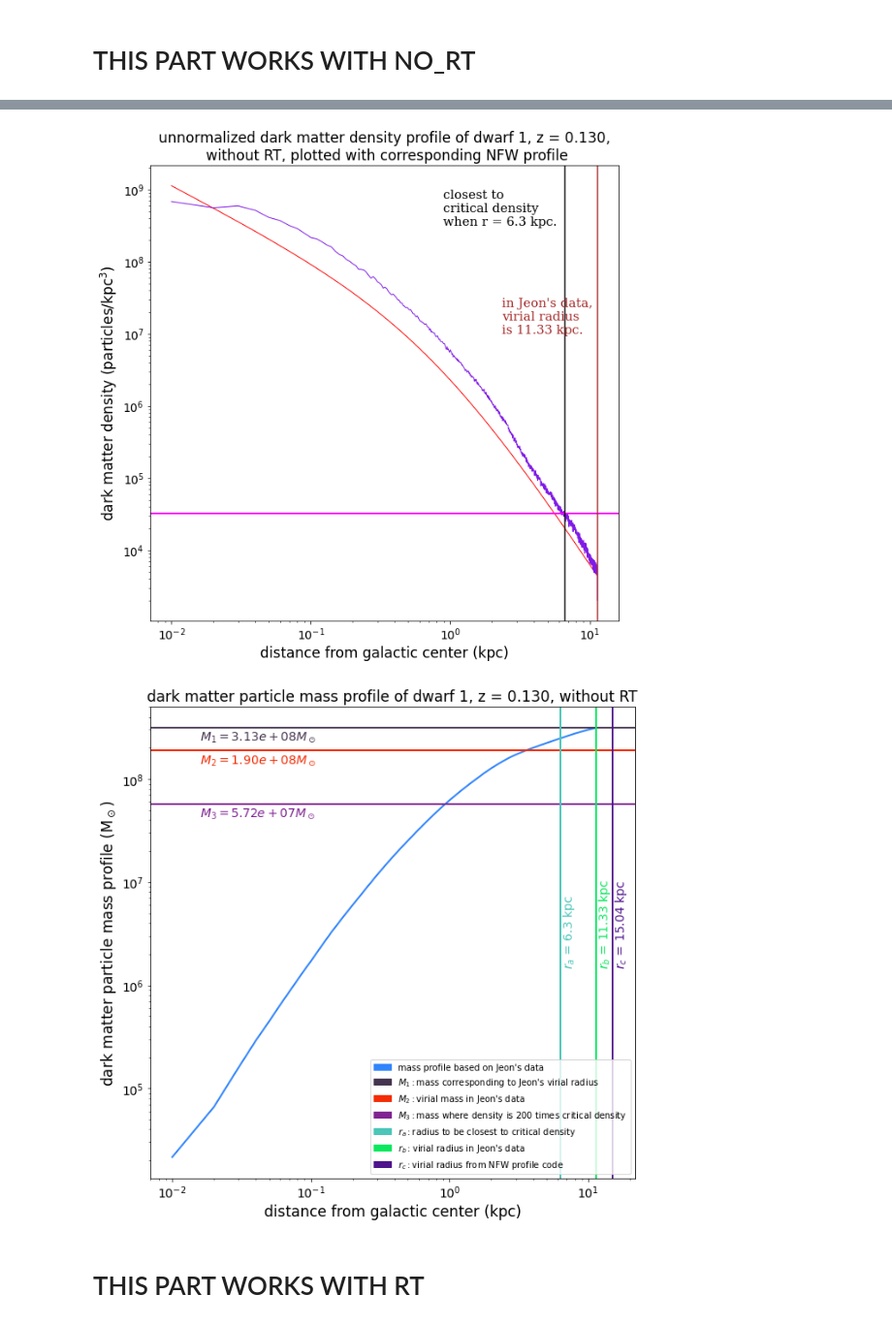
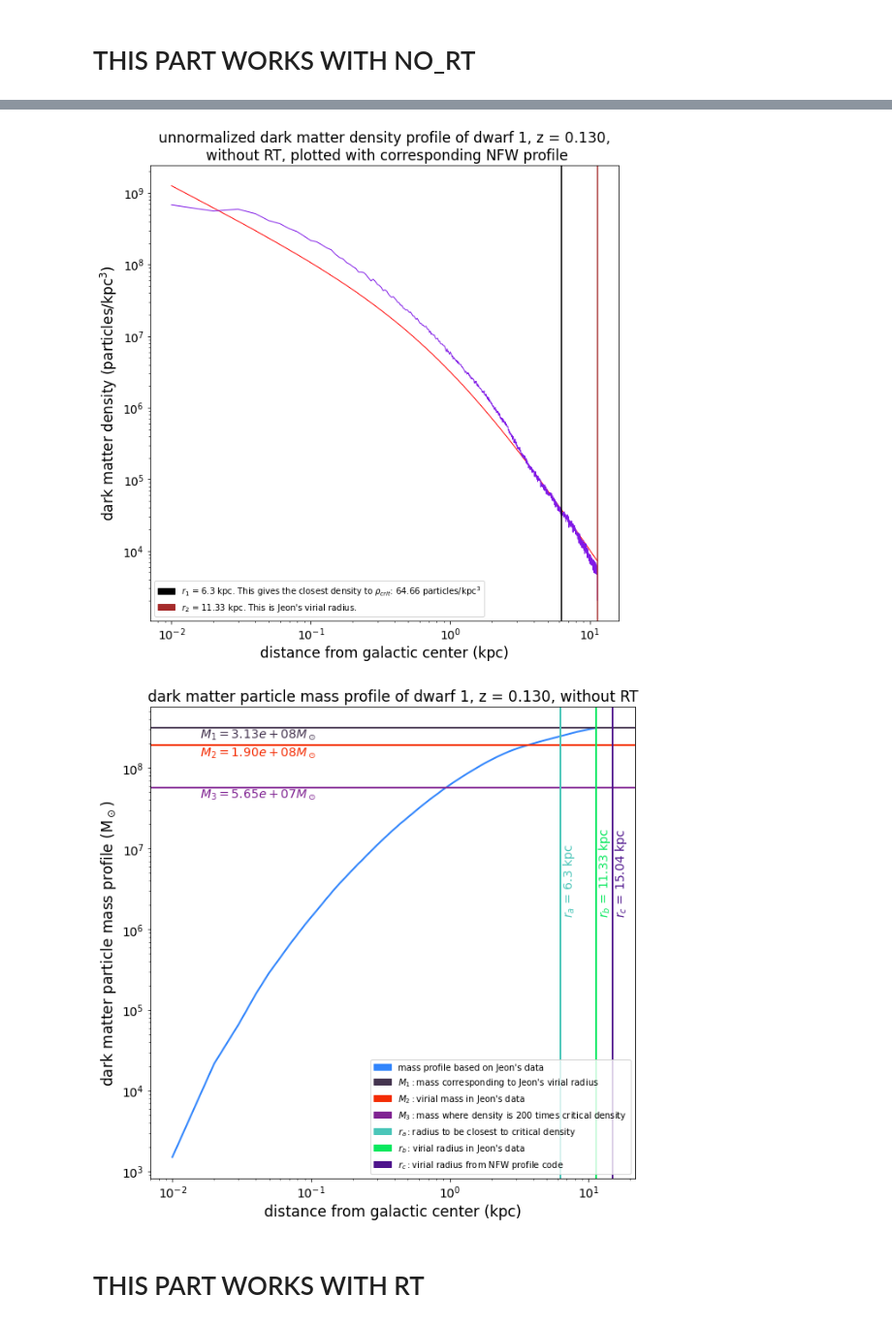
Before and after one commit to nguyenbinh1612/Binh_UFD, a Jupyter notebook: fit-with-NFW-dwarf1.ipynb, the cells around one changed output, grey strips where cells are left out. Shown: that part at 97% size. Saved outputs shown, nothing was run; the diff lists cells and outputs as text; code cells hidden in the pictures.

```diff
--- a/fit-with-NFW-dwarf1.ipynb
+++ b/fit-with-NFW-dwarf1.ipynb
@@ -37,7 +45,7 @@ densityprof290_noRT = density_profile290_noRT / density_profile290_noRT[1]
 # %%
 # pick a halo mass, change the concentration
 
-halo6 = NFW(1.903021e+08)
+halo6 = NFW(mass_profile290_noRT[np.size(mass_profile290_noRT) - 1])
 r_s6 = halo6.r_s()
 c_vir6 = halo6.c_vir()
 print('r_s =', r_s6)
@@ -165,16 +173,22 @@ rho_crit = 200 * 161.7
 deviation_from_rho_crit = abs(density_profile290_noRT * 500 - rho_crit)
 index = np.where(deviation_from_rho_crit == min(deviation_from_rho_crit))
 rad_at_rho_crit = rad_array290_noRT[index][0]
-result = "closest to\ncritical density\nwhen r = " + str(rad_at_rho_crit) + " kpc."
+rad_1 = "$r_1$ = " + str(rad_at_rho_crit) + " kpc. This gives the closest density to $ρ_{crit}$: " + \
+str(round(density_profile290_noRT[index][0], 2)) + " particles/kpc$^3$"
+# multiply the density here by 500 to make the horizontal & vertical lines intersect!
+rad_2 = "$r_2$ = " + str(round(1.133394e+04 * 0.001, 2)) + " kpc. This is Jeon's virial radius."
 
 density_profile6 = halo6.rho(radius6)
 
 plt.figure(figsize=(10, 10))
 plt.plot(radius6, density_profile6, color='red', linewidth=1)
 plt.plot(radius6, density_profile290_noRT * 500, color=(0.5, 0.1, 0.9, 1), linewidth=1)
-plt.axhline(rho_crit, color='#FF00FF', linewidth=2)
-plt.axvline(radius_at_rho_crit, color='black')
+plt.axvline(rad_at_rho_crit, color='black')
 plt.axvline(1.133394e+04 * 0.001, color='brown')
+legend1 = mpatches.Patch(color='black', label=rad_1)
+legend2 = mpatches.Patch(color='brown', label=rad_2)
+
+plt.legend(handles=[legend1, legend2], loc='lower left')
 
 plt.xlabel('distance from galactic center (kpc)', fontsize=17)
 plt.ylabel('dark matter density (particles/kpc$^3$)', fontsize=17) # using LATEX here!
@@ -184,27 +198,15 @@ plt.xscale('log')
 plt.yscale('log')
 
 plt.title('unnormalized dark matter density profile of dwarf 1, z = 0.130,\n without RT, plotted with corresponding NFW profile', loc='center', fontsize=17)
-plt.text(10**-0.05, 10**8.5, result, \
-         fontsize=15, color='black', fontfamily='serif')
-plt.text(10**0.37, 10**7, "in Jeon's data,\nvirial radius\nis " + str(round(1.133394e+04 * 0.001, 2)) + " kpc.", \
-         fontsize=15, color='brown', fontfamily='serif')
 
 plt.show()
 # %% [output]
-[figure, old version]
+[figure, new version]
 # %%
 # plotting the mass profile at this redshift
 
-mass_profile290_noRT = np.zeros(np.size(rad_array290_noRT))
-h = 0
-for radius_value in rad_array290_noRT:
-    particles = np.where((r290_noRT < (radius_value + 0.01)))
-    how_many_particles = np.size(particles)
-    mass_profile290_noRT[h] = how_many_particles * 500
-    h += 1
-
-rho_crit_200 = rho_crit * 200
-deviate = abs(density_profile290_noRT * 500 - rho_crit_200)
+density200 = rho_crit * 200
+deviate = abs(density_profile290_noRT * 500 - density200)
 ind = np.where(deviate == min(deviate))
 mass_at_200_times_rho_crit = mass_profile290_noRT[ind][0]
 
@@ -224,34 +226,34 @@ legend3a = mpatches.Patch(color='#802392', label="$M_3:$mass where density is 20
 legend4 = mpatches.Patch(color='#4BC6B9', label="$r_a:$radius to be closest to critical density")
 legend5 = mpatches.Patch(color='#09E85E', label="$r_b:$virial radius in Jeon's data")
 legend6 = mpatches.Patch(color='#4E148C', label="$r_c:$virial radius from NFW profile code")
 
 plt.legend(handles=[legend1, legend2, legend3, legend3a, legend4, legend5, legend6], loc='lower right')
 
 plt.xlabel('distance from galactic center (kpc)', fontsize=17)
 plt.ylabel('dark matter particle mass profile (M$_\odot$)', fontsize=17) # using LATEX here!
 plt.xticks(fontsize=14)
 plt.yticks(fontsize=14)
 plt.xscale('log')
 plt.yscale('log')
 
 plt.title('dark matter particle mass profile of dwarf 1, z = 0.130, without RT', loc='center', fontsize=17)
 plt.text(10**-1.8, 10**8.38, '''$M_1 = ''' + str(format(mass_profile290_noRT[np.size(mass_profile290_noRT) - 1], '.2e')) + \
          '''M_\odot$''', fontsize=14, color='#44344F')
 plt.text(10**-1.8, 10**8.15, '''$M_2 = ''' + str(format(1.903021e+08, '.2e')) +  '''M_\odot$''', \
          fontsize=14, color='#F42C04')
 plt.text(10**-1.8, 10**7.64, '''$M_3 = ''' + str(format(mass_at_200_times_rho_crit, '.2e')) + \
          '''M_\odot$''', fontsize=14, color='#802392')
 plt.text(10**0.807, 10**6.2, '''$r_a$ = ''' + str(round(rad_at_rho_crit, 2)) + ''' kpc''', \
          rotation=90, fontsize=14, color='#4BC6B9')
 plt.text(10**1.061, 10**6.2, '''$r_b$ = ''' + str(round(1.133394e+04 * 0.001, 2)) + ''' kpc''', \
          rotation=90, fontsize=14, color='#09E85E')
 plt.text(10**1.182, 10**6.2, '''$r_c$ = ''' + str(round(halo6.r_vir(), 2)) + ''' kpc''', \
          rotation=90, fontsize=14, color='#4E148C')
 
 
 plt.show()
 # %% [output]
-[figure, old version]
+[figure, new version]
 # %% [markdown]
 # THIS PART WORKS WITH RT
 # %%
```
Also changed, not shown: parts of 12 cells of this notebook.
